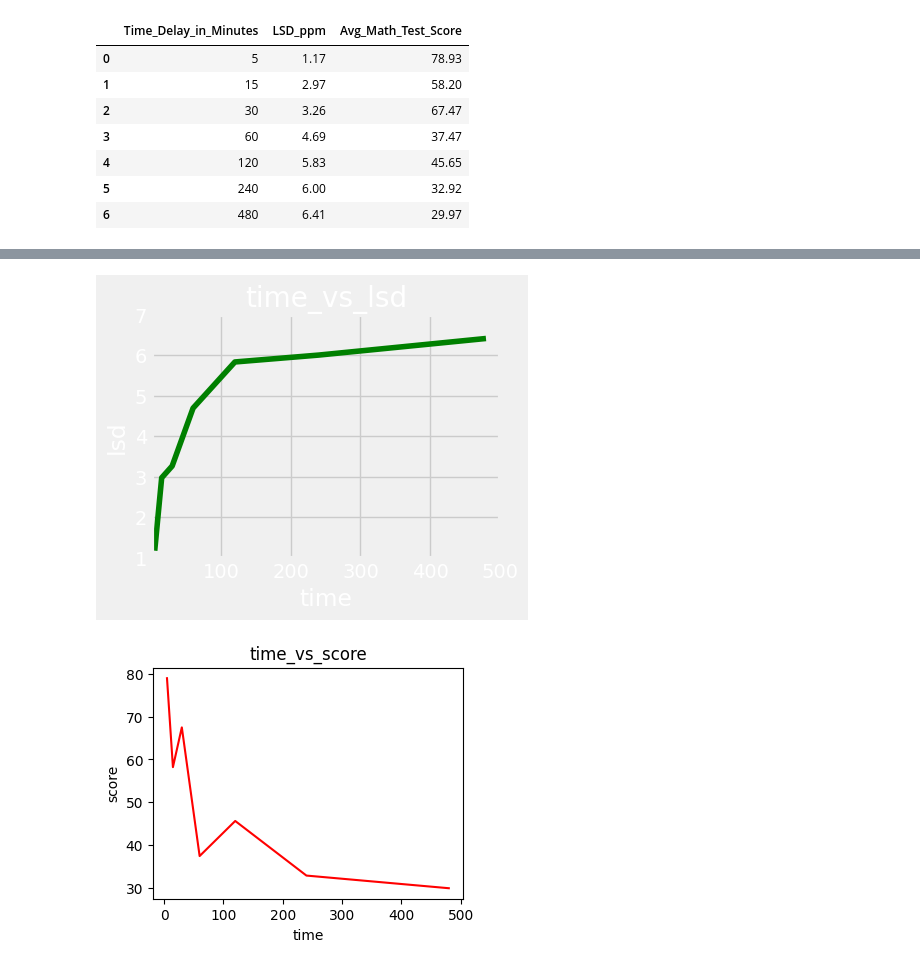
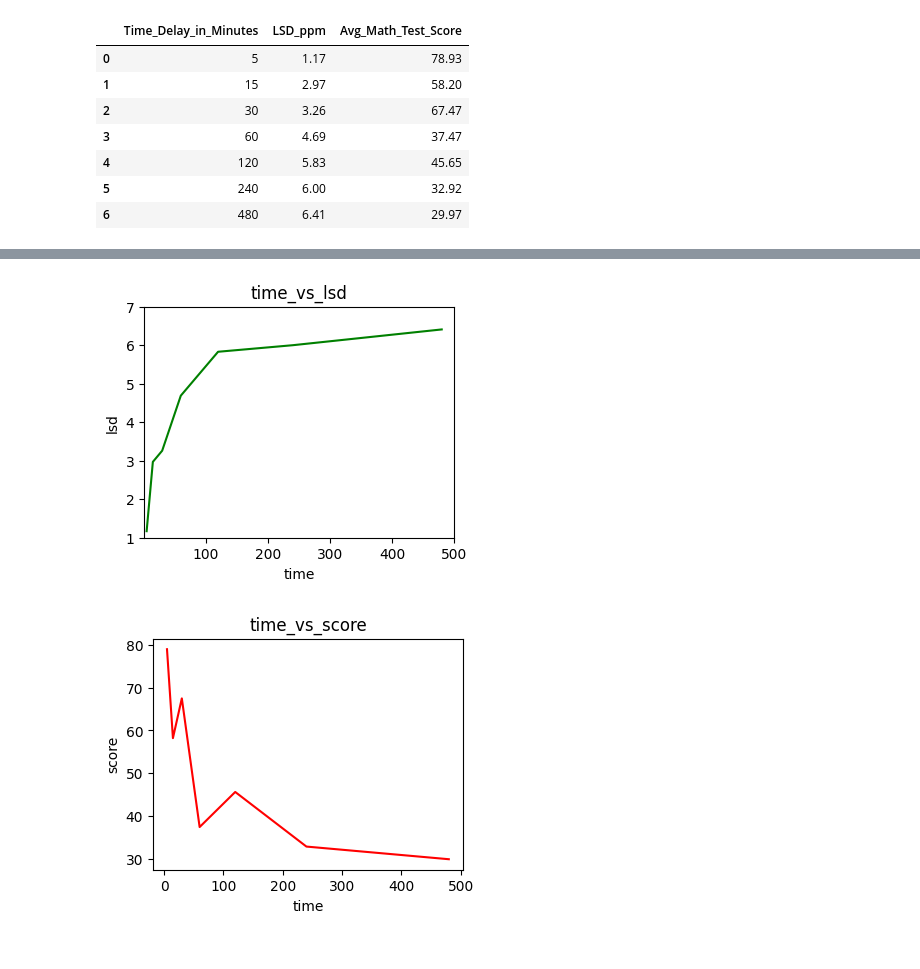
Before and after one commit to tmahmud7771/machine_learning, a Jupyter notebook: notebooks/drug_vs_math/drug_vs_math.ipynb, the cells around one changed output, grey strips where cells are left out. Saved outputs shown, nothing was run; the diff lists cells and outputs as text; code cells hidden in the pictures.

```diff
--- a/notebooks/drug_vs_math/drug_vs_math.ipynb
+++ b/notebooks/drug_vs_math/drug_vs_math.ipynb
@@ -30,15 +22,14 @@ lsd   = data[["LSD_ppm"]]
 # %%
 plt.figure(figsize=(4,3))
 plt.plot(time, lsd, color = 'g')
 plt.title('time_vs_lsd')
 plt.xlabel('time')
 plt.ylabel('lsd')
 plt.ylim(1,7)
 plt.xlim(1,500)
-plt.style.use('dark_background')
 plt.show()
 # %% [output]
-[figure, old version]
+[figure, new version]
 # %%
 plt.figure(figsize=(4,3))
 plt.plot(time, score,color = 'r')
```
Also changed, not shown: parts of 8 cells of this notebook.
